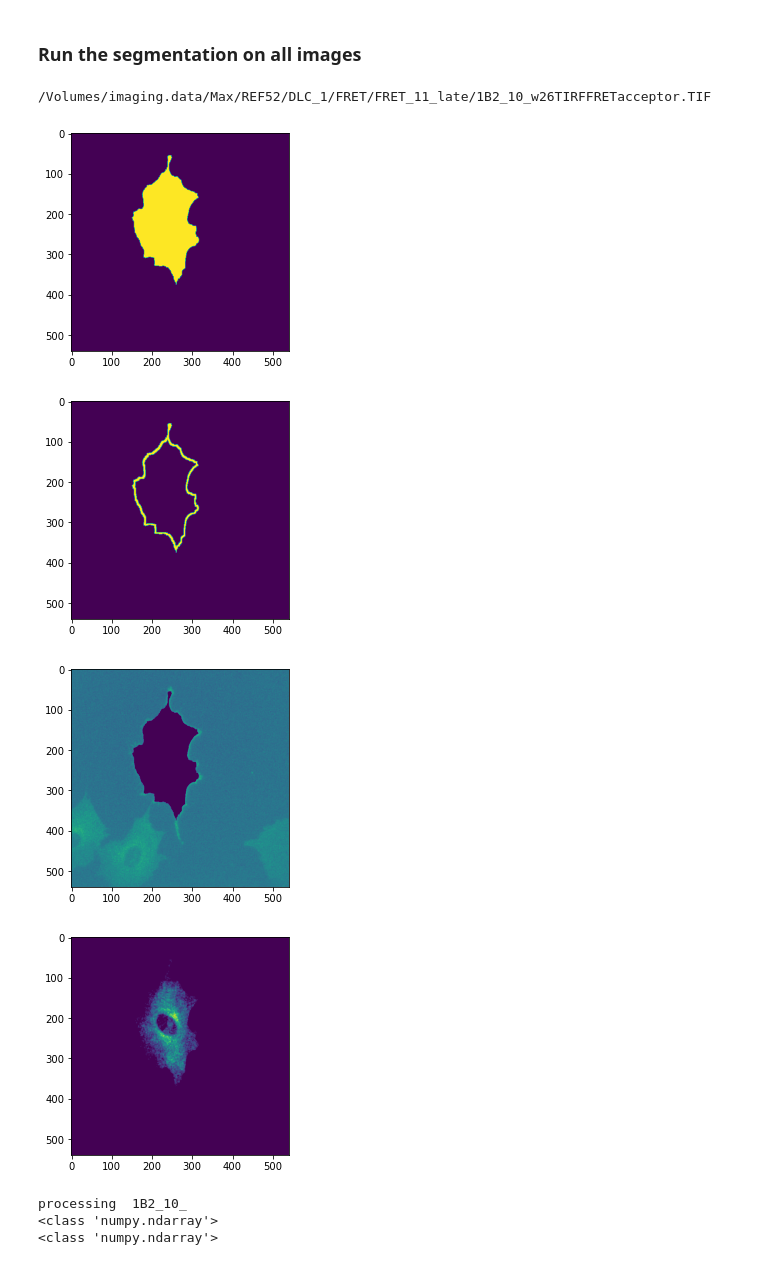
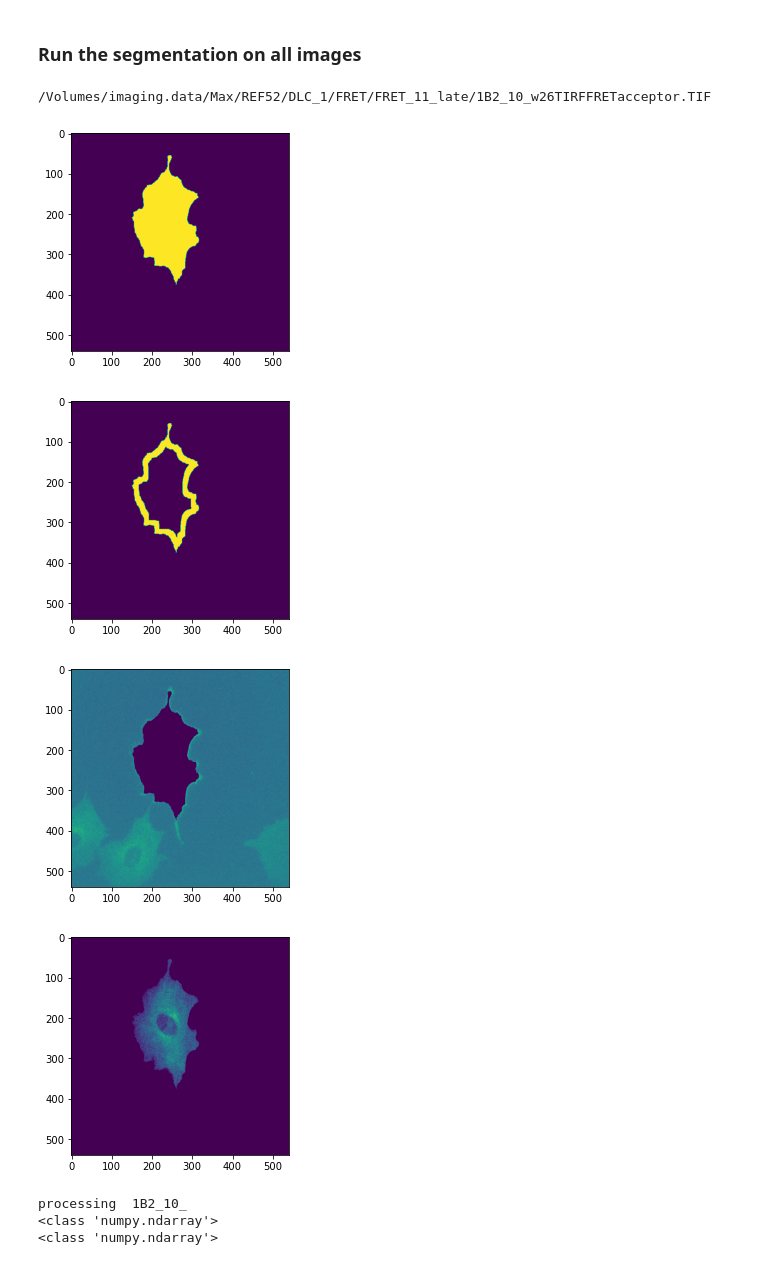
Before and after one commit to mheydasch/FRET_preprocessing_jupyter, a Jupyter notebook: batch_segment_and_create_mask-Copy1.ipynb, the cells around one changed output. Drawn from its saved outputs; the diff is of its cells as text; code cells hidden in the pictures.

```diff
--- a/batch_segment_and_create_mask-Copy1.ipynb
+++ b/batch_segment_and_create_mask-Copy1.ipynb
@@ -27,7 +27,7 @@ import re
 # %%
 def spot_mask_from_labels(labels):
     '''takes label mask, shrinks objects and subtracts from original image.'''
-    stim_width = 10
+    stim_width = 25
     footprint = np.ones((stim_width,stim_width))
     labels_b = labels>0
     labels_b_ero = binary_erosion(labels_b,footprint)
@@ -128,6 +128,7 @@ def image_ratioing(f, c, path, filename):
     io.imsave(savestr, FRETratio, check_contrast=False)
     #FRETratiotif.save(savestr)
     print('saving: ', savestr)
+    return FRETratio
 
 print('defined preprocessing functions' )
 # %% [output]
@@ -244,10 +255,13 @@ timelapse=False
 shapes = [(512,512),(64,64),(32,32)]
 models = init_VGG16_pyramid(shapes)
 frame_segmented = frame_to_labels(raw)
+#change experiment ID
+Experiment_ID='FRET11_late'
 if timelapse == False:
    pattern = re.compile('(?P<Imagename>[^w]*).*(?P<Channel>FRET|CFP).*')
 if timelapse == True:
    pattern = re.compile('(?P<Imagename>[^w]*).*(?P<Channel>FRET|CFP).*(?P<Timepoint>t[0-9]+).*')
+datatable=pd.DataFrame(columns=[ 'Experiment_ID','Filename', 'Cell_ID', 'MeanIntensity_stimmaskRatio','MeanIntensity_cellmaskRatio', 'MeanIntensity_CFP'])
 for i, filename in enumerate(FRETfilenames):
     frame = io.imread(filename)
     #get the pattern from the filename
@@ -269,7 +283,7 @@ for i, filename in enumerate(FRETfilenames):
 
 
     FRET_corrected, masked_frame=flatfield_preprocessing(frame, ch1_flatfield, frame_segmented)
-    FRET_corrected= signal.medfilt(FRET_corrected, kernel_size=[3,3])
+    #FRET_corrected= signal.medfilt(FRET_corrected, kernel_size=[3,3])
     FRET_corrected[frame_segmented==0]=0
     if i == 0:
         plt.imshow(frame_segmented)
@@ -277,38 +291,46 @@ for i, filename in enumerate(FRETfilenames):
         plt.imshow(frame_mask)
         plt.show()
         plt.imshow(masked_frame)
         plt.show()
         plt.imshow(FRET_corrected)
         plt.show()
         #break
     io.imsave(os.path.join(output_folder_segmentation,'stim_mask', os.path.basename(filename).split('.')[0]+ 'stimmask' +'.tiff'), frame_mask, check_contrast=False)
     io.imsave(os.path.join(output_folder_segmentation, 'mask', os.path.basename(filename).split('.')[0] + 'mask'+'.tiff'), frame_segmented, check_contrast=False)
     for CFP in CFPfilenames:
         CFPframe=io.imread(CFP)
         if timelapse==False:
             CFPname=re.search(pattern, CFP.split('/')[-1]).group('Imagename')
         if timelapse == True:
             CFPname=re.search(pattern, CFP.split('/')[-1]).group('Imagename', 'Timepoint')
 
         if CFPname==FRETname:
             try:
                 CFP_corrected, masked_frame=flatfield_preprocessing(CFPframe, ch2_flatfield, frame_segmented)
-                CFP_corrected=signal.medfilt(CFP_corrected, kernel_size=[3,3])
+                #CFP_corrected=signal.medfilt(CFP_corrected, kernel_size=[3,3])
                 io.imsave(os.path.join(output_folder_segmentation, 'ratio', os.path.basename(filename).split('.')[0] + 'CFP'+'.tiff'), CFP_corrected, check_contrast=False)
 
                 CFP_corrected[frame_segmented==0]=0
                 print('processing ', FRETname)
-                image_ratioing(FRET_corrected, CFP_corrected, os.path.join(output_folder_segmentation, 'ratio'), filename.split('/')[-1])
+                FRETratio=image_ratioing(FRET_corrected, CFP_corrected, os.path.join(output_folder_segmentation, 'ratio'), filename.split('/')[-1])
+                for i in np.unique(frame_segmented)[1:]:
+                    temp_data={'Experiment_ID': Experiment_ID, 'Filename':filename.split('/')[-1], 'Cell_ID':i, 'MeanIntensity_stimmaskRatio': np.mean(np.ma.masked_invalid(FRETratio[tuple([frame_mask>0] and [frame_segmented==i])])),
+                               'MeanIntensity_cellmaskRatio':np.mean(np.ma.masked_invalid(FRETratio[frame_segmented==i])), 'MeanIntensity_CFP': np.mean(np.ma.masked_invalid(CFP_corrected[frame_segmented==i]))}
+                    datatable=datatable.append(temp_data, ignore_index=True)
+
+
+
                 break
             except OSError as e:
                 print (e)
     break
+datatable.to_csv(os.path.join(output_folder_segmentation, Experiment_ID+'.csv'))
 # %% [output]
 /Volumes/imaging.data/Max/REF52/DLC_1/FRET/FRET_11_late/1B2_10_w26TIRFFRETacceptor.TIF
 [figure]
-[figure, old version]
+[figure, new version]
 [figure]
-[figure, old version]
+[figure, new version]
 processing  1B2_10_
 <class 'numpy.ndarray'>
 <class 'numpy.ndarray'>
```
Also changed, not shown: parts of 6 cells of this notebook, 1 other file.
